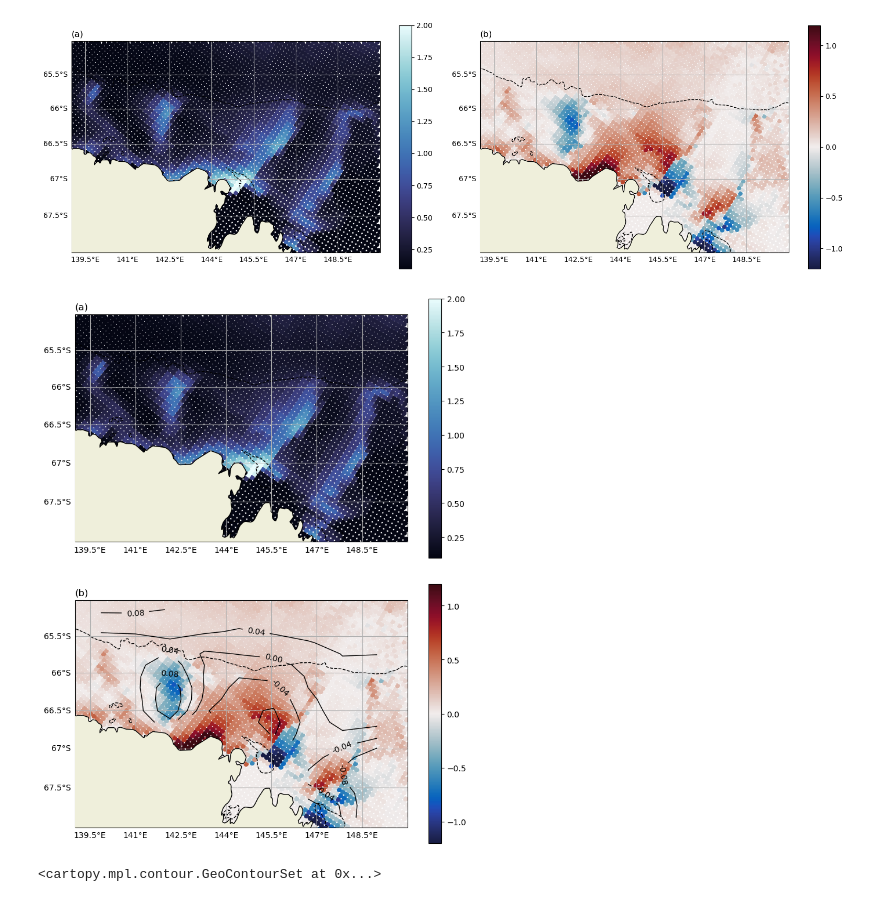
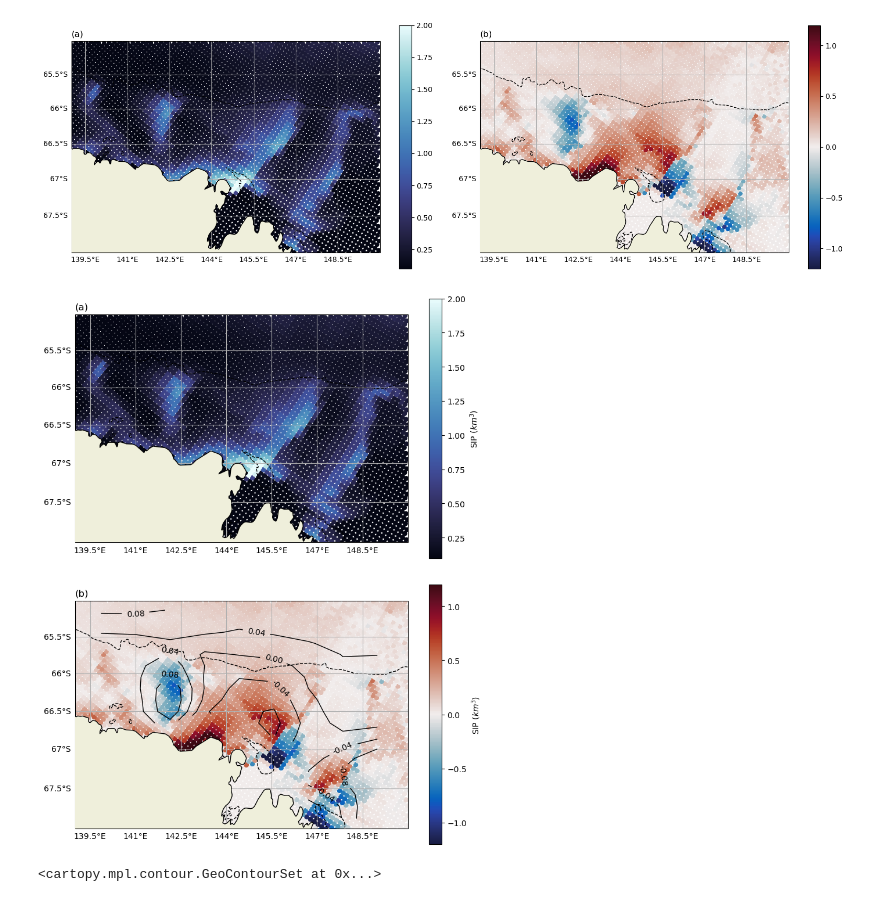
Before and after one commit to eejco/thesis_c3, a Jupyter notebook: c3_sip.ipynb, the cells around one changed output. Drawn from its saved outputs; the diff is of its cells as text; code cells hidden in the pictures.

```diff
--- a/c3_sip.ipynb
+++ b/c3_sip.ipynb
@@ -69,7 +69,7 @@ elev2 = fns.crop_to_extent(elevation,extent)
 # %%
 
 
-def plot(ax,t,title,vmin=0.1,vmax=2,cmap=cmocean.cm.ice):
+def plot(ax,t,title,vmin=0.1,vmax=2,cmap=cmocean.cm.ice,label=None):
     #t = t.where(~(t < 0.0000001))
     im=ax.scatter(t.lon, t.lat, c=t, s=28, transform=ccrs.PlateCarree(),cmap=cmap, vmin=vmin, vmax=vmax)#, alpha=0.9)
     elev2.plot.contour(x='longitude',y='latitude',ax=ax,levels=[-1000,-4000],transform=ccrs.PlateCarree(),cmap="copper_r",vmin=-10000,vmax=0,linewidths=1,linestyles='--')
@@ -77,7 +77,7 @@ def plot(ax,t,title,vmin=0.1,vmax=2,cmap=cmocean.cm.ice):
     ax.set_extent(extent,crs=ccrs.PlateCarree())
     ax.add_feature(LAND, edgecolor='k',zorder=3)
     gl = ax.gridlines(draw_labels=True)
-    plt.gcf().colorbar(im,ax=ax)
+    plt.gcf().colorbar(im,ax=ax,label=label)
 
     gl.top_labels = False
     gl.right_labels = False
@@ -137,15 +137,15 @@ sic_neg = sic_filtered.where(cmp.idx_negative_with_lag,drop=True).mean('time')
 # %%
 fig,axs = plt.subplots(2,1,figsize=(8,10),subplot_kw={'projection':ccrs.Mercator()})
 
-plot(axs[0],sip.mean('time'),'(a)')
-plot(axs[1],sip_pos-sip_neg,'(b)',vmax=1.2,vmin=-1.2,cmap=cmocean.cm.balance)
+plot(axs[0],sip.mean('time'),'(a)',label='SIP ($km^{3}$)')
+plot(axs[1],sip_pos-sip_neg,'(b)',vmax=1.2,vmin=-1.2,cmap=cmocean.cm.balance,label='SIP ($km^{3}$)')
 
 im=(sic_pos-sic_neg).plot.contour(x='longitude',y='latitude',ax=axs[1],transform=ccrs.PlateCarree(),levels=[-0.08,-0.04,0,0.04,0.08],colors='k',vmin=-0.15,vmax=0.15,linewidths=1,linestyles='-',title=None)
 im=axs[1].clabel(im, inline=True, fontsize=10, fmt='%1.2f')
 axs[1].set_title(None)#'(b)',loc='left')
 plt.tight_layout()
 # %% [output]
-[figure, old version]
+[figure, new version]
 # %%
 dot_ds = DOT(ver='egm').ds
 lwe_ds = GRACE().ds
```
Also changed, not shown: parts of 2 cells of this notebook, 4 other files.
